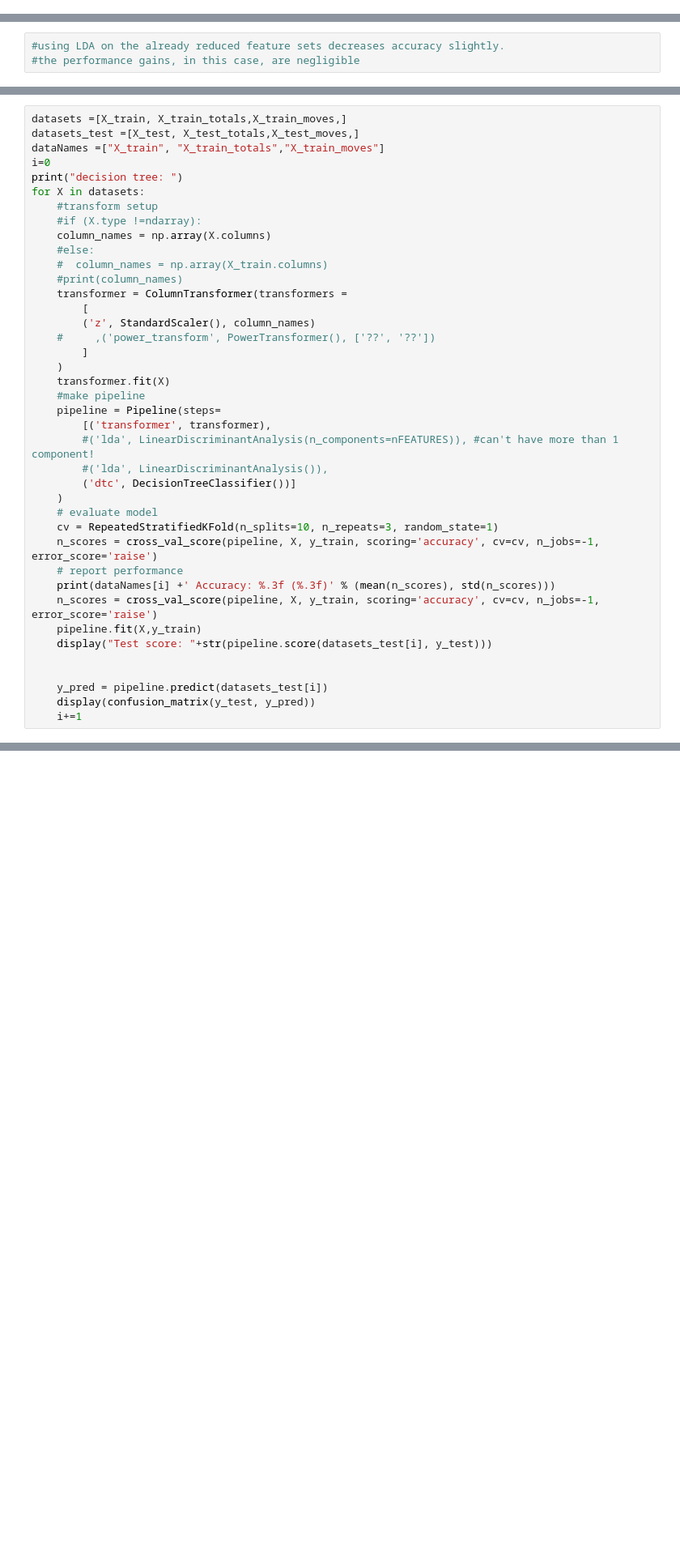
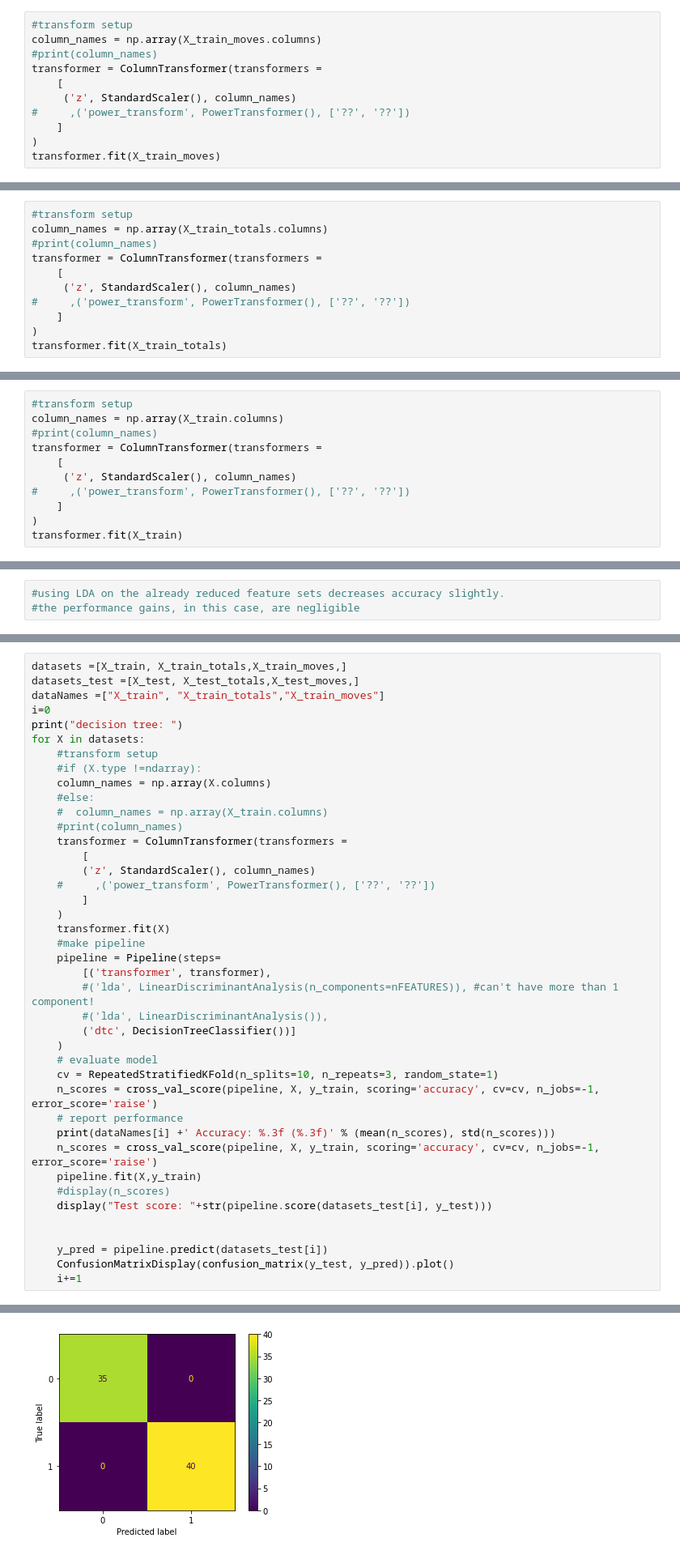
Before and after one commit to Tkokotaj/Test, a Jupyter notebook: 623Project.ipynb, the cells around one changed output, grey strips where cells are left out. Shown at 81% size. Drawn from its saved outputs; the diff is of its cells as text; blank space fills up the shorter version.

```diff
--- a/623Project.ipynb
+++ b/623Project.ipynb
@@ -264,0 +299,11 @@ X_test_totals = X_test.iloc[:,[32,33,34,36]]
+# %%
+#transform setup
+column_names = np.array(X_train_moves.columns)
+#print(column_names)
+transformer = ColumnTransformer(transformers =
+    [
+     ('z', StandardScaler(), column_names)
+#     ,('power_transform', PowerTransformer(), ['??', '??'])
+    ]
+)
+transformer.fit(X_train_moves)
@@ -264,0 +338,11 @@ X_test_totals = X_test.iloc[:,[32,33,34,36]]
+# %%
+#transform setup
+column_names = np.array(X_train_totals.columns)
+#print(column_names)
+transformer = ColumnTransformer(transformers =
+    [
+     ('z', StandardScaler(), column_names)
+#     ,('power_transform', PowerTransformer(), ['??', '??'])
+    ]
+)
+transformer.fit(X_train_totals)
@@ -264,0 +371,11 @@ X_test_totals = X_test.iloc[:,[32,33,34,36]]
+# %%
+#transform setup
+column_names = np.array(X_train.columns)
+#print(column_names)
+transformer = ColumnTransformer(transformers =
+    [
+     ('z', StandardScaler(), column_names)
+#     ,('power_transform', PowerTransformer(), ['??', '??'])
+    ]
+)
+transformer.fit(X_train)
@@ -333,11 +466,12 @@ for X in datasets:
     print(dataNames[i] +' Accuracy: %.3f (%.3f)' % (mean(n_scores), std(n_scores)))
     n_scores = cross_val_score(pipeline, X, y_train, scoring='accuracy', cv=cv, n_jobs=-1, error_score='raise')
     pipeline.fit(X,y_train)
+    #display(n_scores)
     display("Test score: "+str(pipeline.score(datasets_test[i], y_test)))
 
 
     y_pred = pipeline.predict(datasets_test[i])
-    display(confusion_matrix(y_test, y_pred))
+    ConfusionMatrixDisplay(confusion_matrix(y_test, y_pred)).plot()
     i+=1
 # %% [output]
 decision tree:
@@ -355,0 +484 @@ array([[24, 11],
+[figure, added]
```
Also changed, not shown: parts of 20 cells of this notebook.
